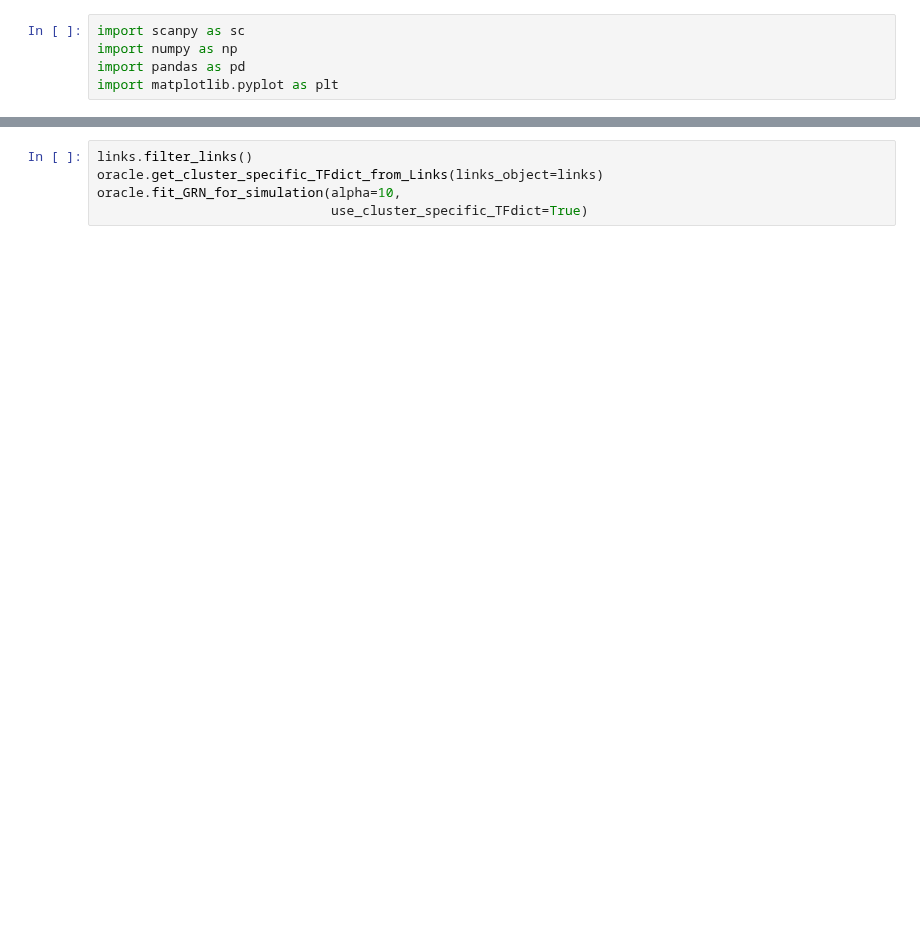
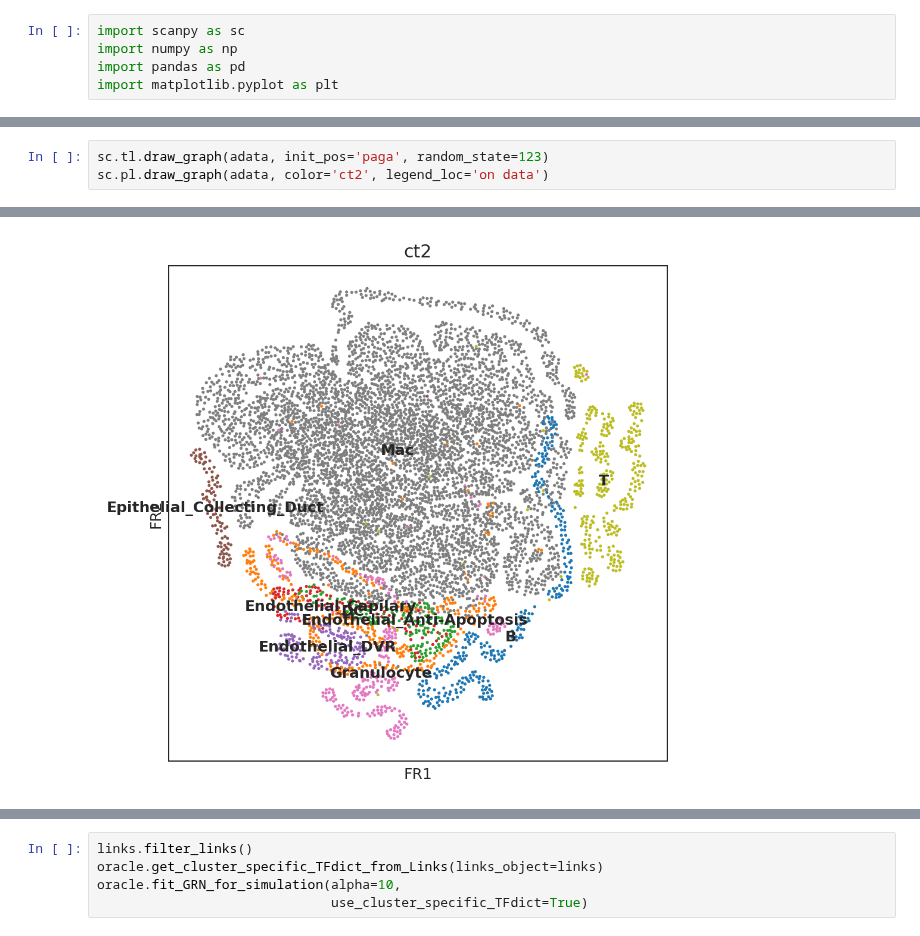
Before and after one commit to jishnu-lab/SpaceTravLR, a Jupyter notebook: notebooks/kidney/04_compare_CO.ipynb, the cells around one changed output, grey strips where cells are left out. Drawn from its saved outputs; the diff is of its cells as text; blank space fills up the shorter version.

```diff
--- a/notebooks/kidney/04_compare_CO.ipynb
+++ b/notebooks/kidney/04_compare_CO.ipynb
@@ -50,0 +50,4 @@ AnnData object with n_obs × n_vars = 6959 × 3000
+# %%
+sc.tl.draw_graph(adata, init_pos='paga', random_state=123)
+sc.pl.draw_graph(adata, color='ct2', legend_loc='on data')
+# %% [output]
@@ -50,0 +55 @@ AnnData object with n_obs × n_vars = 6959 × 3000
+[figure, added]
```
Also changed, not shown: parts of 35 cells of this notebook, 3 other files.
